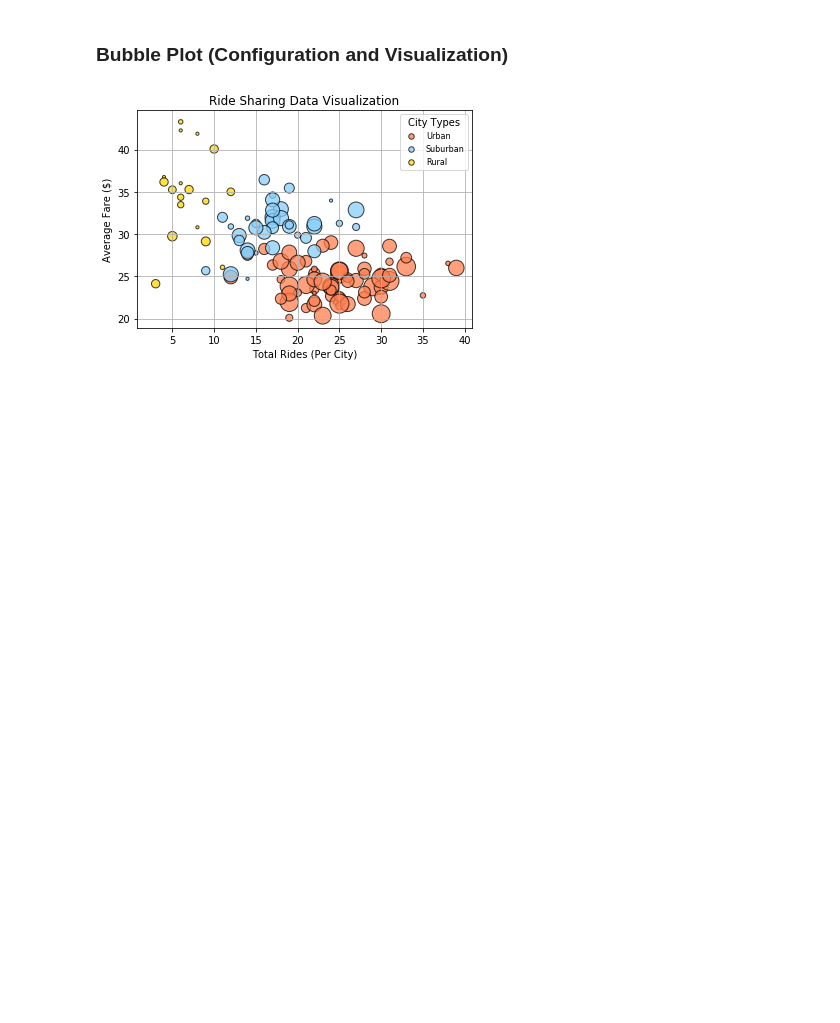
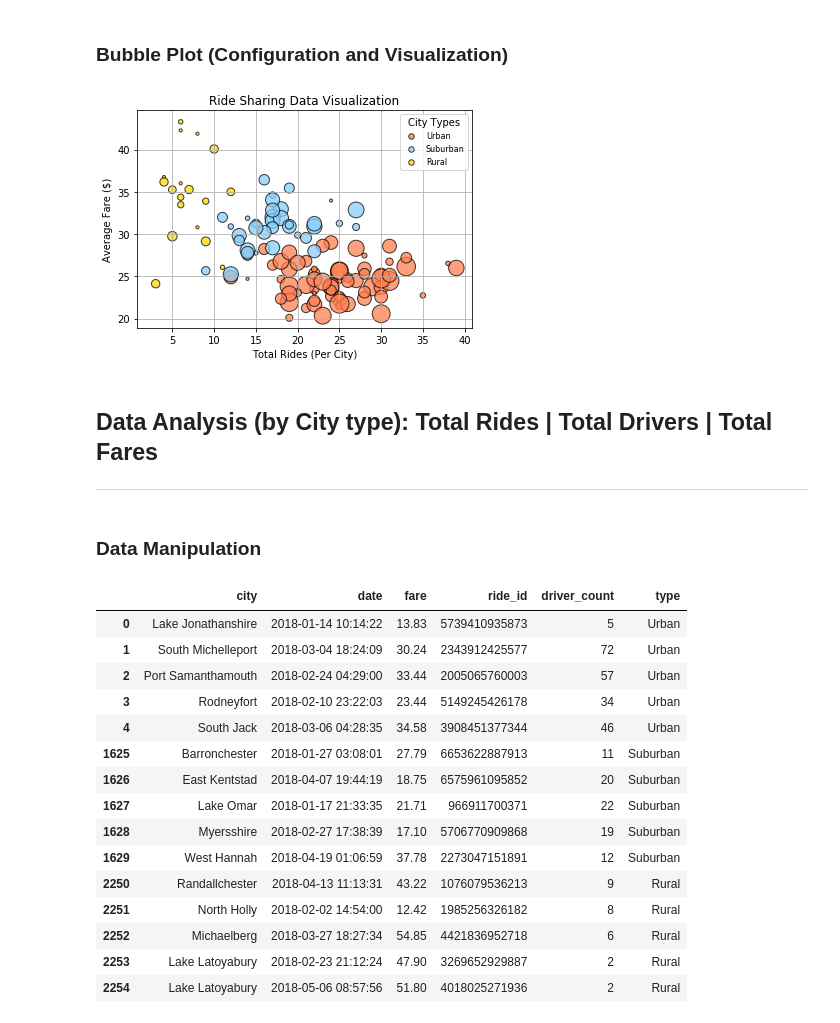
Before and after one commit to ovaispatoli/PyBer, a Jupyter notebook: PyBer.ipynb, the cells around one changed output. Cells and saved outputs as stored; diff of their text form; code cells hidden in the pictures; blank space fills up the shorter version.

```diff
--- a/PyBer.ipynb
+++ b/PyBer.ipynb
@@ -105,3 +110,29 @@ plt.savefig("Images/PyberVisualization.png")
 plt.show()
 # %% [output]
 [figure]
+# %% [markdown]
+## Data Analysis (by City type): Total Rides | Total Drivers | Total Fares
+***
+# %% [markdown]
+### Data Manipulation
+# %%
+#Create new DataFrame: city_types
+city_types = merged_data.groupby(['type'])
+city_types.head()
+# %% [output]
+|  | city | date | fare | ride_id | driver_count | type |
+| 0 | Lake Jonathanshire | 2018-01-14 10:14:22 | 13.83 | 5739410935873 | 5 | Urban |
+| 1 | South Michelleport | 2018-03-04 18:24:09 | 30.24 | 2343912425577 | 72 | Urban |
+| 2 | Port Samanthamouth | 2018-02-24 04:29:00 | 33.44 | 2005065760003 | 57 | Urban |
+| 3 | Rodneyfort | 2018-02-10 23:22:03 | 23.44 | 5149245426178 | 34 | Urban |
+| 4 | South Jack | 2018-03-06 04:28:35 | 34.58 | 3908451377344 | 46 | Urban |
+| 1625 | Barronchester | 2018-01-27 03:08:01 | 27.79 | 6653622887913 | 11 | Suburban |
+| 1626 | East Kentstad | 2018-04-07 19:44:19 | 18.75 | 6575961095852 | 20 | Suburban |
+| 1627 | Lake Omar | 2018-01-17 21:33:35 | 21.71 | 966911700371 | 22 | Suburban |
+| 1628 | Myersshire | 2018-02-27 17:38:39 | 17.10 | 5706770909868 | 19 | Suburban |
+| 1629 | West Hannah | 2018-04-19 01:06:59 | 37.78 | 2273047151891 | 12 | Suburban |
+| 2250 | Randallchester | 2018-04-13 11:13:31 | 43.22 | 1076079536213 | 9 | Rural |
+| 2251 | North Holly | 2018-02-02 14:54:00 | 12.42 | 1985256326182 | 8 | Rural |
+| 2252 | Michaelberg | 2018-03-27 18:27:34 | 54.85 | 4421836952718 | 6 | Rural |
+| 2253 | Lake Latoyabury | 2018-02-23 21:12:24 | 47.90 | 3269652929887 | 2 | Rural |
+| 2254 | Lake Latoyabury | 2018-05-06 08:57:56 | 51.80 | 4018025271936 | 2 | Rural |
```
Also changed, not shown: parts of 8 cells of this notebook, 3 other files.
